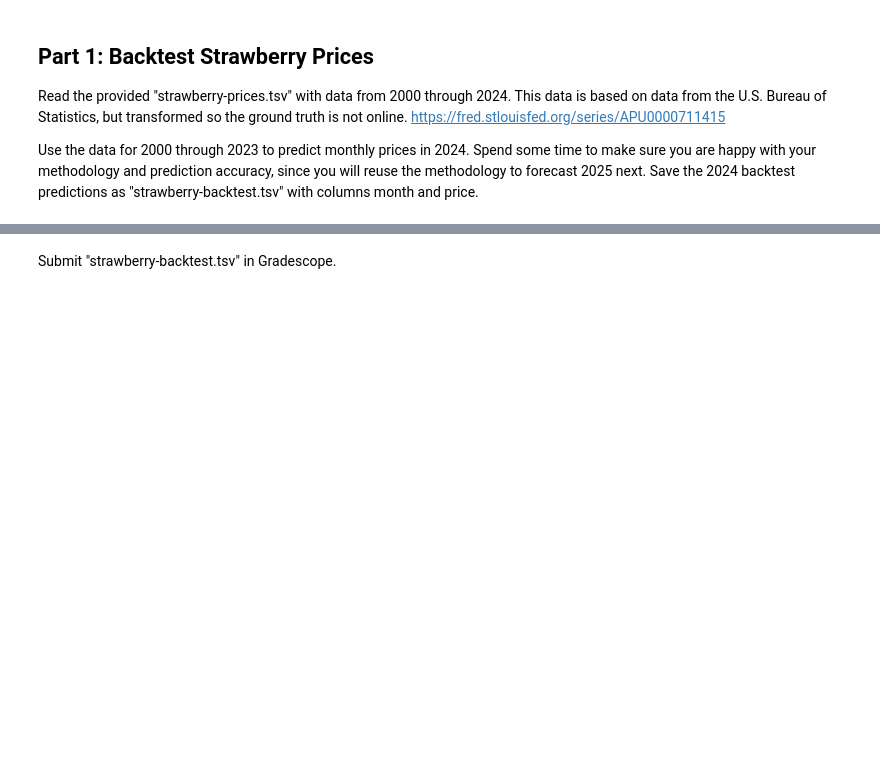
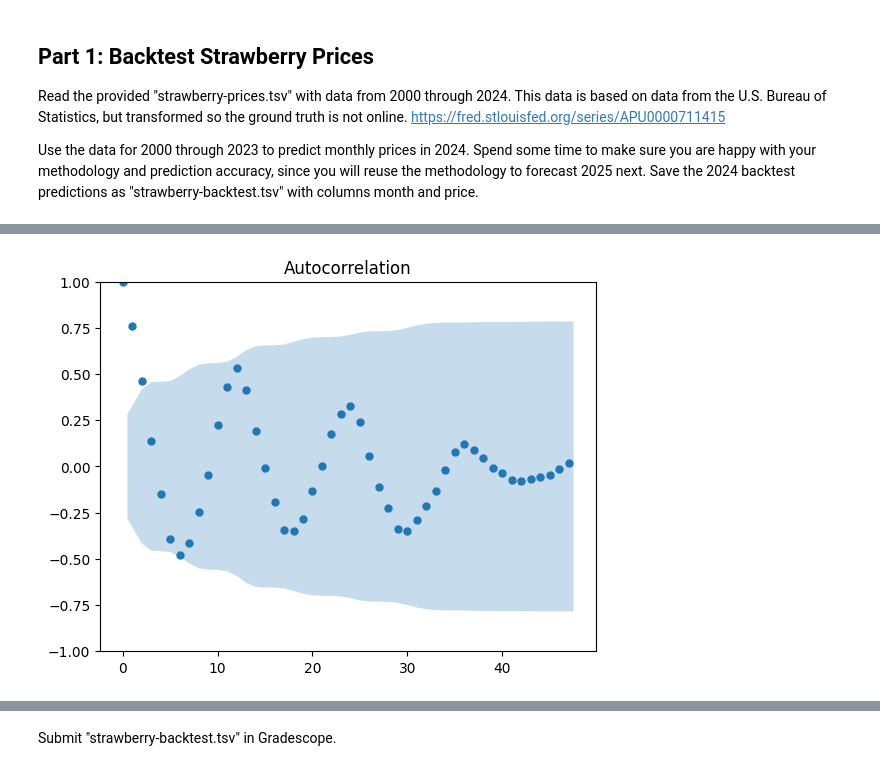
Before and after one commit to cfornesa/dx704-project-02, a Jupyter notebook: project.ipynb, the cells around one changed output, grey strips where cells are left out. Cells and saved outputs as stored; diff of their text form; code cells hidden in the pictures; blank space fills up the shorter version.

```diff
--- a/project.ipynb
+++ b/project.ipynb
@@ -117,0 +102,5 @@ ValueError: X has 1 features, but SVR is expecting 12 features as input.
+# %%
+# Five years
+tsaplots.plot_acf(strawberry_prices["price"], lags=(strawberry_prices_length - 1), use_vlines=False);
+# %% [output]
+[figure, added]
```
Also changed, not shown: parts of 31 cells of this notebook, 2 other files.
